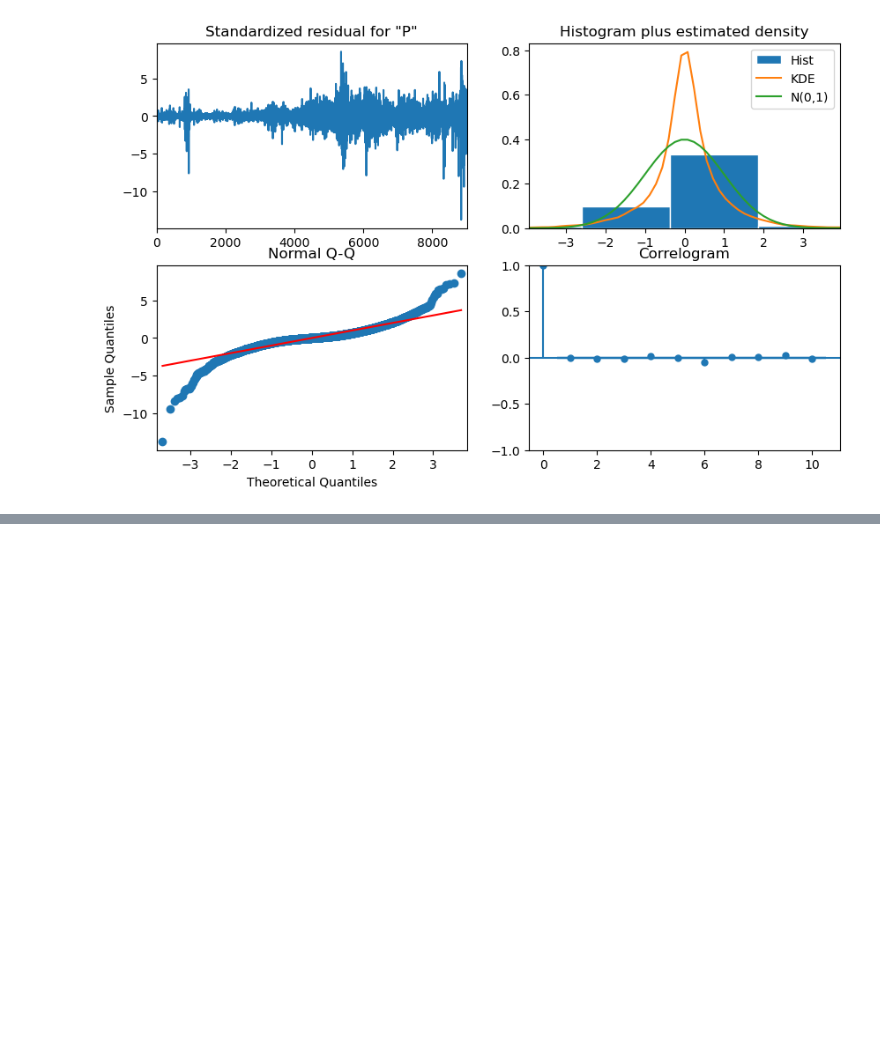
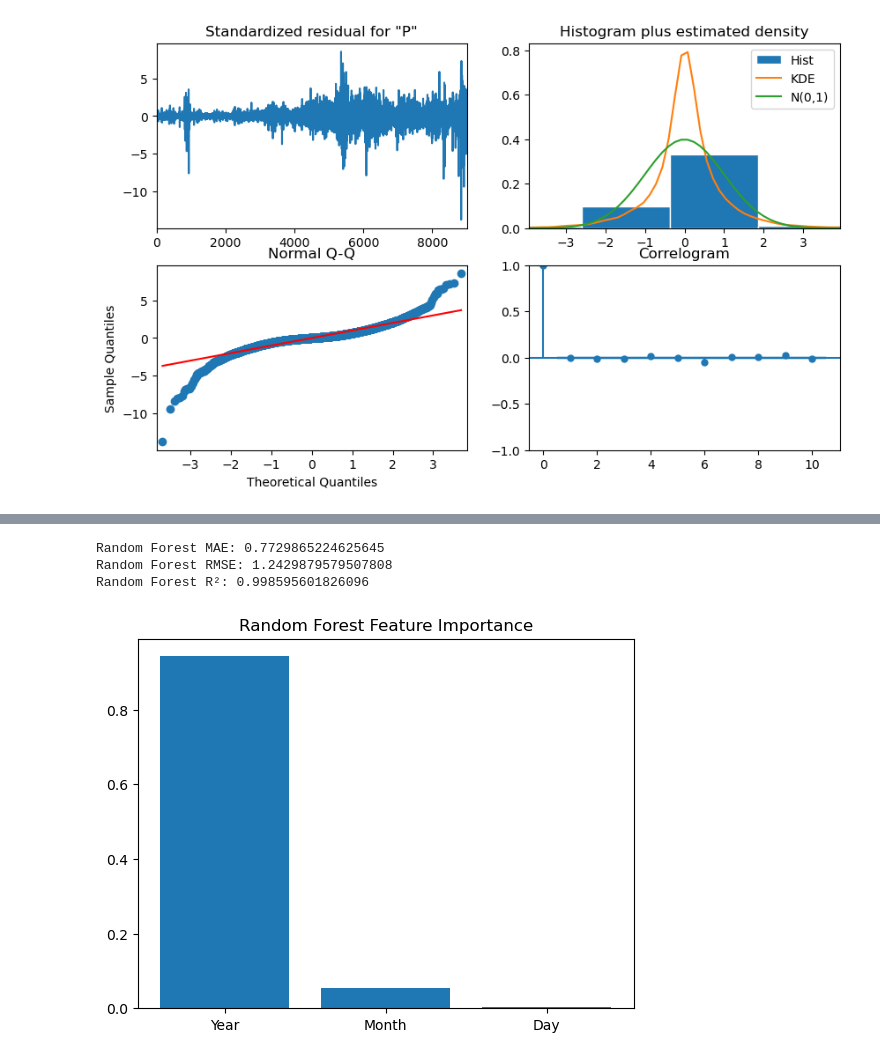
Before and after one commit to Zeyni12/kifiya_week10_assignment, a Jupyter notebook: notebooks/EDA.ipynb, the cells around one changed output, grey strips where cells are left out. Saved outputs shown, nothing was run; the diff lists cells and outputs as text; code cells hidden in the pictures; blank space fills up the shorter version.

```diff
--- a/notebooks/EDA.ipynb
+++ b/notebooks/EDA.ipynb
@@ -209,0 +250,47 @@ plt.show()
+# %%
+##Model tranning and Evaluation for RandomForestRegressor
+
+from sklearn.model_selection import train_test_split
+from sklearn.ensemble import RandomForestRegressor
+from sklearn.metrics import mean_absolute_error, mean_squared_error, r2_score
+
+df['Date'] = pd.to_datetime(df['Date'])
+df['Year'] = df['Date'].dt.year
+df['Month'] = df['Date'].dt.month
+df['Day'] = df['Date'].dt.day
+
+# Features and Target
+X = df[['Year', 'Month', 'Day']]  # Use more features if necessary
+y = df['Price']
+
+# Train-test split
+X_train, X_test, y_train, y_test = train_test_split(X, y, test_size=0.2, random_state=42)
+
+## Random Forest
+rf_model = RandomForestRegressor(n_estimators=100, random_state=42)
+rf_model.fit(X_train, y_train)
+
+# Predictions and evaluation
+rf_pred = rf_model.predict(X_test)
+
+# MAE (Mean Absolute Error)
+rf_mae = mean_absolute_error(y_test, rf_pred)
+print(f'Random Forest MAE: {rf_mae}')
+
+# RMSE (Root Mean Squared Error)
+rf_rmse = np.sqrt(mean_squared_error(y_test, rf_pred))
+print(f'Random Forest RMSE: {rf_rmse}')
+
+# R-squared (R²)
+rf_r2 = r2_score(y_test, rf_pred)
+print(f'Random Forest R²: {rf_r2}')
+
+# Plotting feature importances (for Random Forest)
+plt.bar(X.columns, rf_model.feature_importances_)
+plt.title('Random Forest Feature Importance')
+plt.show()
+# %% [output]
+Random Forest MAE: 0.7729865224625645
+Random Forest RMSE: 1.2429879579507808
+Random Forest R²: 0.998595601826096
+[figure, added]
```
Also changed, not shown: parts of 11 cells of this notebook.
